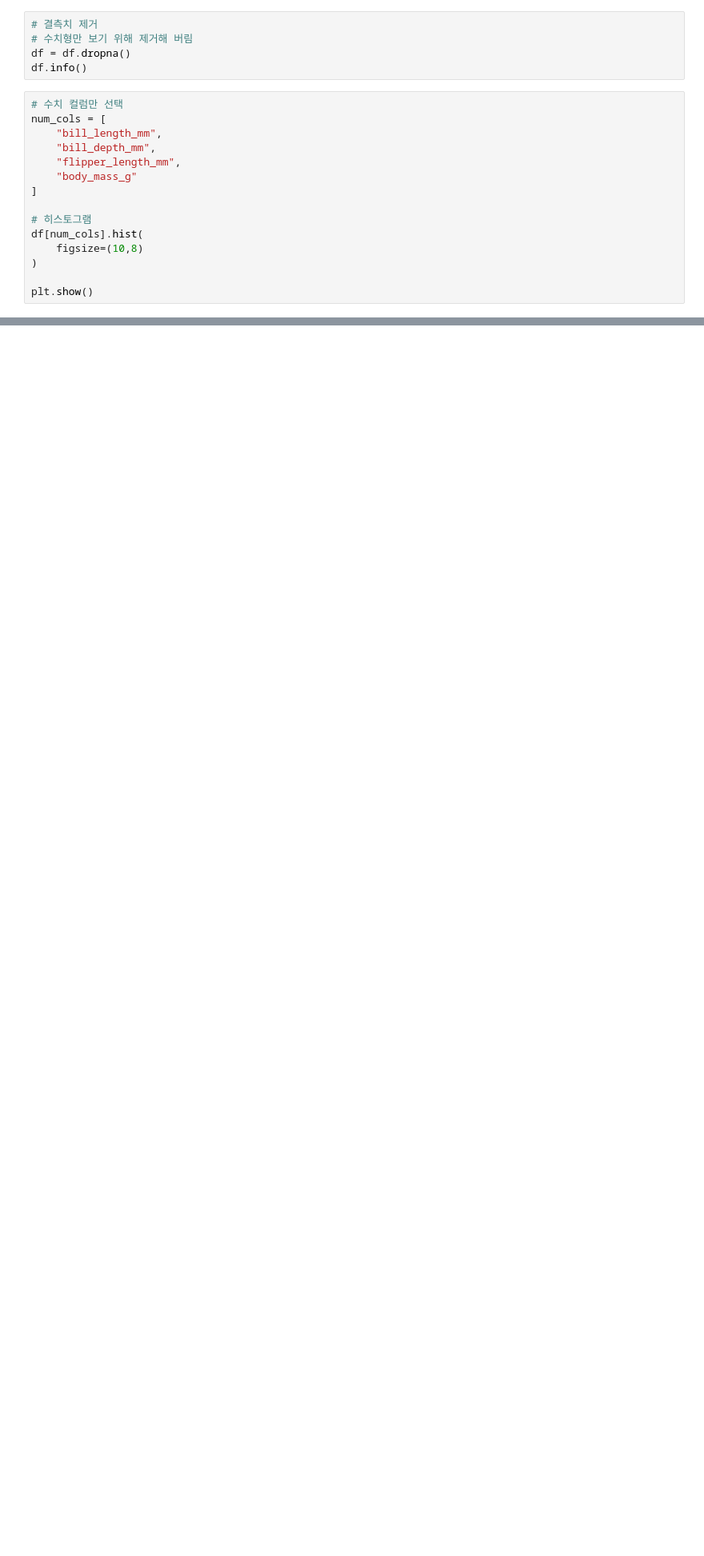
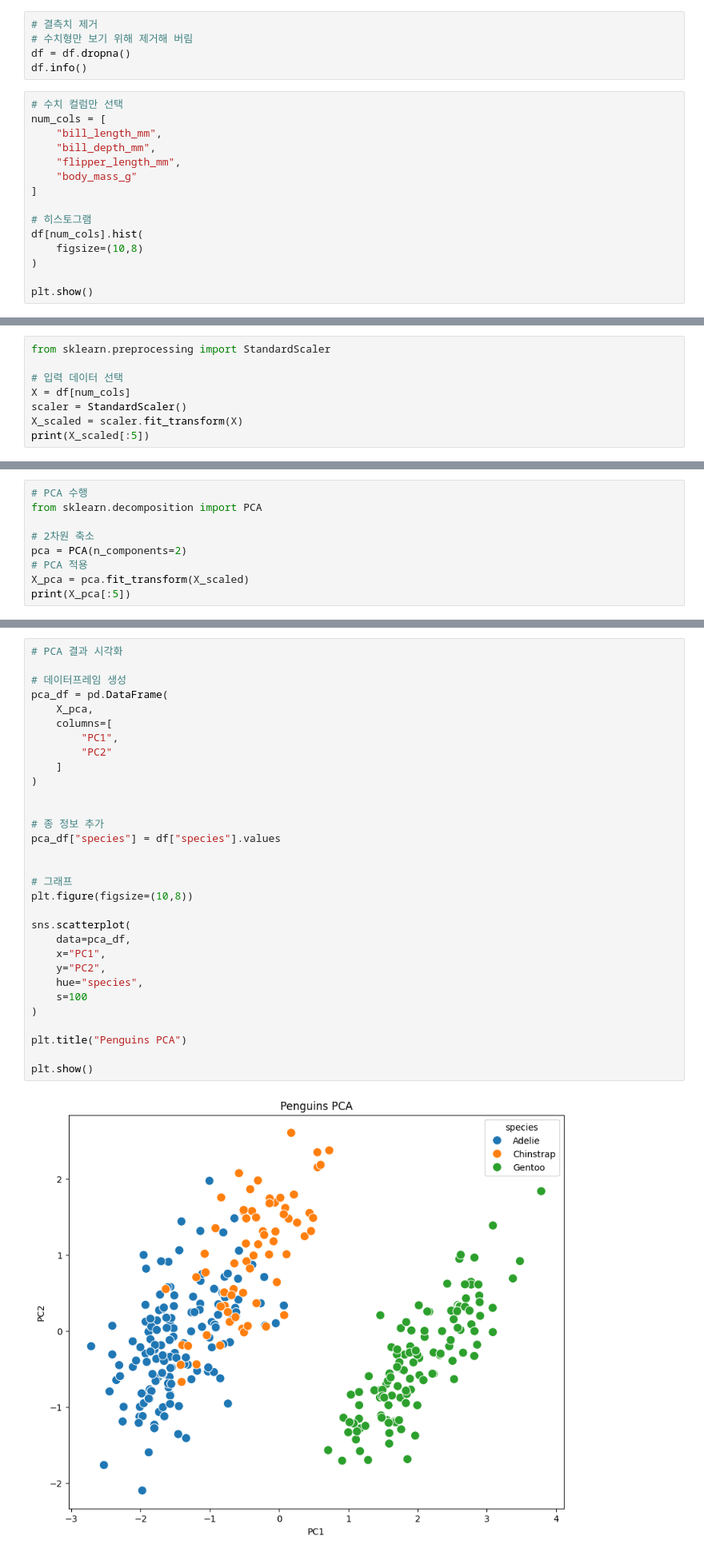
Before and after one commit to n3316202/Gwangsu-AI-Academy-teacher, a Jupyter notebook: 07.머신러닝/비지도-학습/차원축소/04-PCA-폥귄-실전.ipynb, the cells around one changed output, grey strips where cells are left out. Shown at 80% size. Cells and saved outputs as stored; diff of their text form; blank space fills up the shorter version.

```diff
--- a/07.머신러닝/비지도-학습/차원축소/04-PCA-폥귄-실전.ipynb
+++ b/07.머신러닝/비지도-학습/차원축소/04-PCA-폥귄-실전.ipynb
@@ -48,0 +76,8 @@ plt.show()
+# %%
+from sklearn.preprocessing import StandardScaler
+
+# 입력 데이터 선택
+X = df[num_cols]
+scaler = StandardScaler()
+X_scaled = scaler.fit_transform(X)
+print(X_scaled[:5])
@@ -48,0 +90,9 @@ plt.show()
+# %%
+# PCA 수행
+from sklearn.decomposition import PCA
+
+# 2차원 축소
+pca = PCA(n_components=2)
+# PCA 적용
+X_pca = pca.fit_transform(X_scaled)
+print(X_pca[:5])
@@ -48,0 +110,33 @@ plt.show()
+# %%
+# PCA 결과 시각화
+
+# 데이터프레임 생성
+pca_df = pd.DataFrame(
+    X_pca,
+    columns=[
+        "PC1",
+        "PC2"
+    ]
+)
+
+
+# 종 정보 추가
+pca_df["species"] = df["species"].values
+
+
+# 그래프
+plt.figure(figsize=(10,8))
+
+sns.scatterplot(
+    data=pca_df,
+    x="PC1",
+    y="PC2",
+    hue="species",
+    s=100
+)
+
+plt.title("Penguins PCA")
+
+plt.show()
+# %% [output]
+[figure, added]
```
Also changed, not shown: parts of 5 cells of this notebook.
